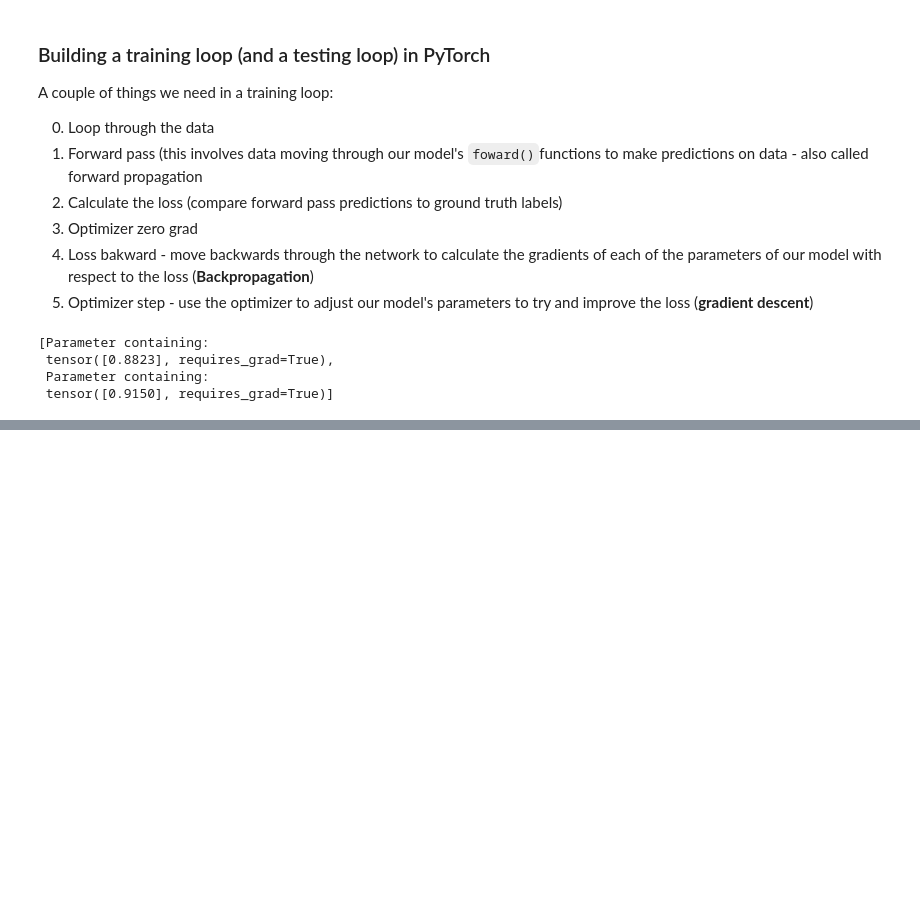
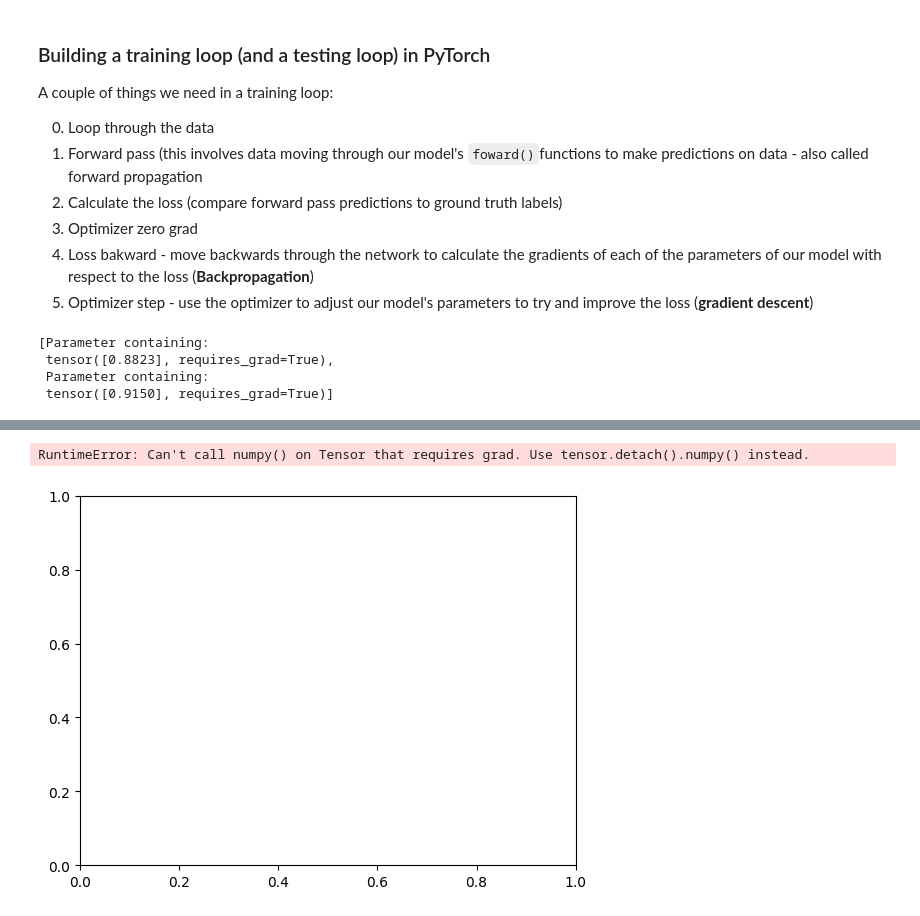
Before and after one commit to jorgemelo10/CursoPyTorch-, a Jupyter notebook: PyTorchWorkflow.ipynb, the cells around one changed output, grey strips where cells are left out. Drawn from its saved outputs; the diff is of its cells as text; code cells hidden in the pictures; blank space fills up the shorter version.

```diff
--- a/PyTorchWorkflow.ipynb
+++ b/PyTorchWorkflow.ipynb
@@ -220,7 +220,12 @@ list(model_0.parameters())
 # %%
 # An epoch is one loop through the data ...
 
-epochs = 1
+epochs = 200
+
+epoch_count = []
+loss_values = []
+test_loss_values = []
+
 ### Training
 # 0. Loop through the data
 for epochs in range (epochs):
@@ -233,6 +238,7 @@ for epochs in range (epochs):
   #2. Calculate the loss
   loss = loss_fn(y_pred, y_train)
 
+
   #3. Optimizer zero pred
   optimizer.zero_grad()
 
@@ -242,5 +248,19 @@ for epochs in range (epochs):
   #5. Step the optimizer (perform gradient descent)
   optimizer.step() #by default how thw optimizer changes will accumulate through the loop so we have to zero them above in step 3 for the next interction of the loop
 
-
-model_0.eval() #turns off gradient tracking
+###Testing
+  model_0.eval() #turns off gradient setimgs in the model not needed for evaluation/testing (dropout/batch norm layers)
+  with torch.inference_mode(): #Turns off gradient tracking annd a couple more things behinf the scenes
+#with torch.no_grad(): #You may also see torch.no_grad()in older PyTorch code
+  #1. Do theforward pass
+    test_pred = model_0(x_test)
+  #2. Calculate the loss
+    test_loss = loss_fn(test_pred, y_test)
+#Print out what's happenin
+  if epochs % 10 == 0:
+    epoch_count.append(epochs)
+    loss_values.append(loss)
+    test_loss_values.append(test_loss)
+    print(f"Epoch: {epochs}| Loss: {loss}| Test loss:{test_loss}")
+  #Print out model state_dict()
+print(model_0.state_dict())
@@ -246,0 +305,11 @@ model_0.eval() #turns off gradient tracking
+# %%
+#Plot the loss courves
+plt.plot(epoch_count ,loss_values, label = "Train loss")
+plt.plot(epoch_count,test_loss_values, labels = "Test loss")
+plt.title("Traininig and test loss curves")
+plt.yLabel("Loss")
+plt.xlabel("Epochs")
+plt.legend();
+# %% [output]
+RuntimeError: Can't call numpy() on Tensor that requires grad. Use tensor.detach().numpy() instead.
+[figure, added]
```
Also changed, not shown: parts of 6 cells of this notebook.
